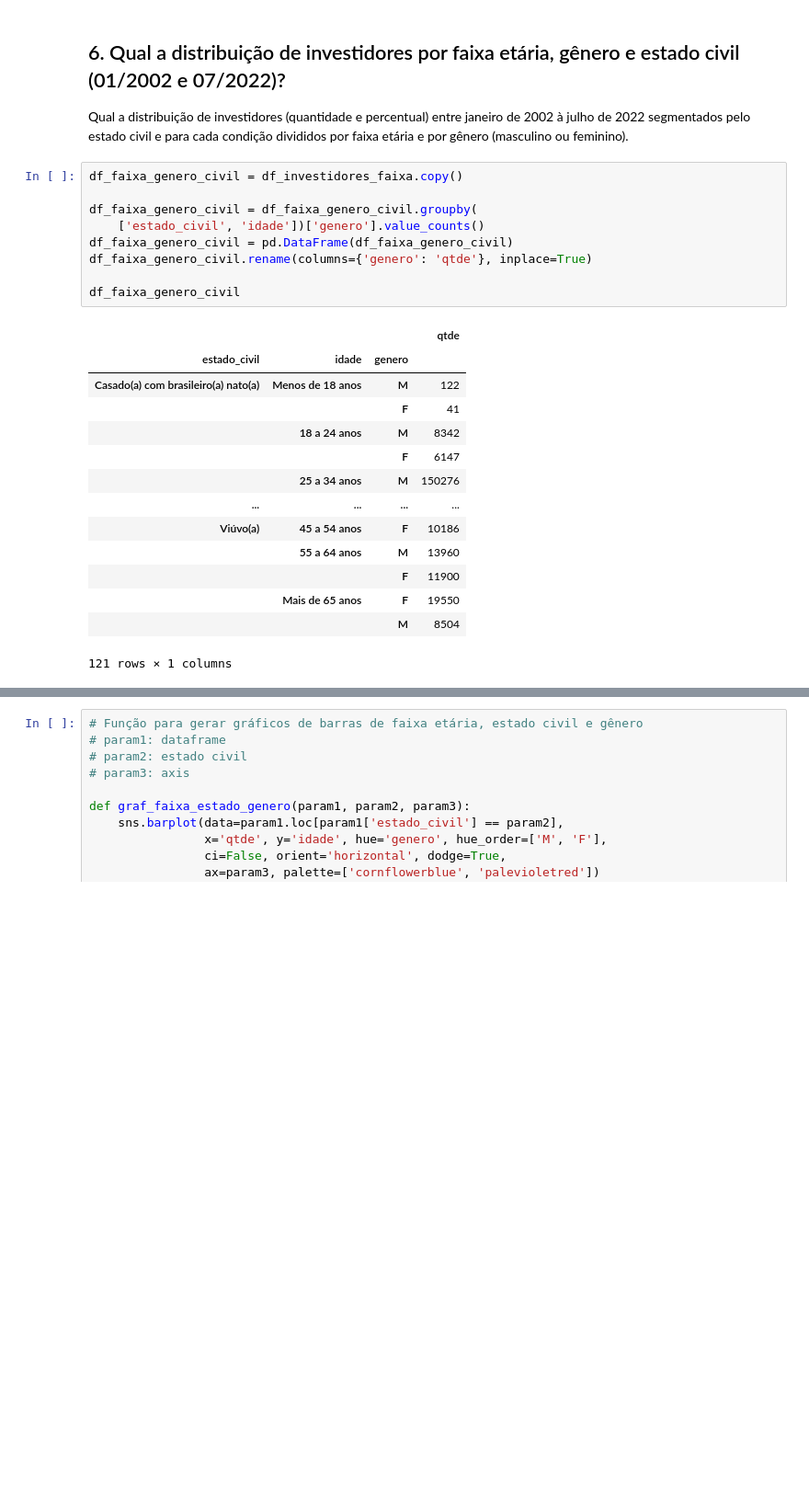
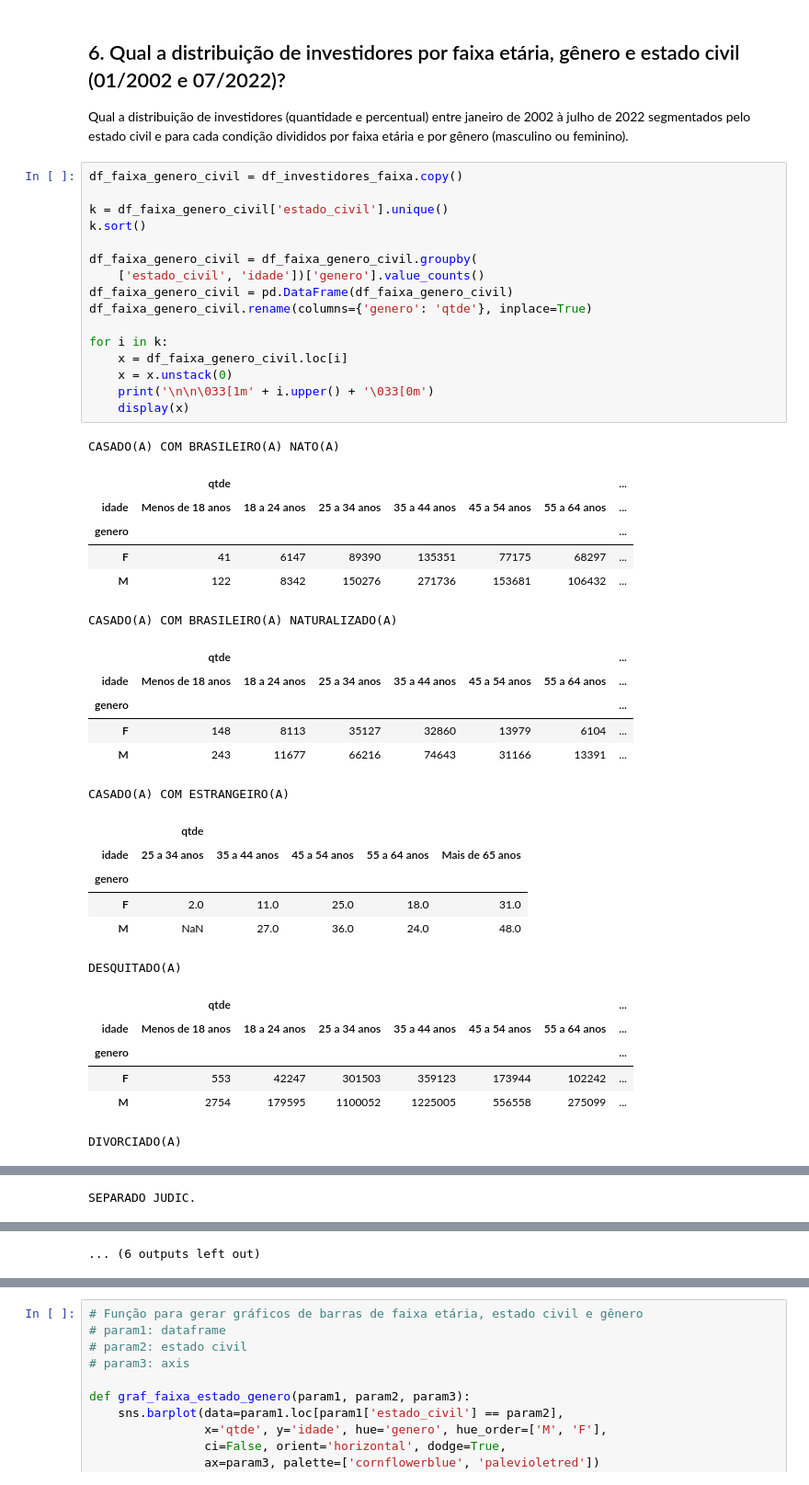
Before and after one commit to emso-exe/Investidores_do_tesouro_direto, a Jupyter notebook: analise_de_dados.ipynb, the cells around one changed output, grey strips where cells are left out. Shown: that part at 92% size. Saved outputs shown, nothing was run; the diff lists cells and outputs as text; blank space fills up the shorter version.

```diff
--- a/analise_de_dados.ipynb
+++ b/analise_de_dados.ipynb
@@ -876,25 +876,43 @@ plt.show()
 Qual a distribuição de investidores (quantidade e percentual) entre janeiro de 2002 à julho de 2022 segmentados pelo estado civil e para cada condição divididos por faixa etária e por gênero (masculino ou feminino).
 # %%
 df_faixa_genero_civil = df_investidores_faixa.copy()
+
+k = df_faixa_genero_civil['estado_civil'].unique()
+k.sort()
 
 df_faixa_genero_civil = df_faixa_genero_civil.groupby(
     ['estado_civil', 'idade'])['genero'].value_counts()
 df_faixa_genero_civil = pd.DataFrame(df_faixa_genero_civil)
 df_faixa_genero_civil.rename(columns={'genero': 'qtde'}, inplace=True)
 
-df_faixa_genero_civil
+for i in k:
+    x = df_faixa_genero_civil.loc[i]
+    x = x.unstack(0)
+    print('\n\n\033[1m' + i.upper() + '\033[0m')
+    display(x)
 # %% [output]
+CASADO(A) COM BRASILEIRO(A) NATO(A)
-|  |  |  | qtde |
-| estado_civil | idade | genero |  |
-| Casado(a) com brasileiro(a) nato(a) | Menos de 18 anos | M | 122 |
-|  |  | F | 41 |
-|  | 18 a 24 anos | M | 8342 |
-|  |  | F | 6147 |
-|  | 25 a 34 anos | M | 150276 |
-| ... | ... | ... | ... |
-| Viúvo(a) | 45 a 54 anos | F | 10186 |
-|  | 55 a 64 anos | M | 13960 |
-|  |  | F | 11900 |
-|  | Mais de 65 anos | F | 19550 |
-|  |  | M | 8504 |
+|  | qtde |  |  |  |  |  | ... |
+| idade | Menos de 18 anos | 18 a 24 anos | 25 a 34 anos | 35 a 44 anos | 45 a 54 anos | 55 a 64 anos | ... |
+| genero |  |  |  |  |  |  | ... |
+| F | 41 | 6147 | 89390 | 135351 | 77175 | 68297 | ... |
+| M | 122 | 8342 | 150276 | 271736 | 153681 | 106432 | ... |
-121 rows × 1 columns
+CASADO(A) COM BRASILEIRO(A) NATURALIZADO(A)
+|  | qtde |  |  |  |  |  | ... |
+| idade | Menos de 18 anos | 18 a 24 anos | 25 a 34 anos | 35 a 44 anos | 45 a 54 anos | 55 a 64 anos | ... |
+| genero |  |  |  |  |  |  | ... |
+| F | 148 | 8113 | 35127 | 32860 | 13979 | 6104 | ... |
+| M | 243 | 11677 | 66216 | 74643 | 31166 | 13391 | ... |
+CASADO(A) COM ESTRANGEIRO(A)
+|  | qtde |  |  |  |  |
+| idade | 25 a 34 anos | 35 a 44 anos | 45 a 54 anos | 55 a 64 anos | Mais de 65 anos |
+| genero |  |  |  |  |  |
+| F | 2.0 | 11.0 | 25.0 | 18.0 | 31.0 |
+| M | NaN | 27.0 | 36.0 | 24.0 | 48.0 |
+DESQUITADO(A)
+|  | qtde |  |  |  |  |  | ... |
+| idade | Menos de 18 anos | 18 a 24 anos | 25 a 34 anos | 35 a 44 anos | 45 a 54 anos | 55 a 64 anos | ... |
+| genero |  |  |  |  |  |  | ... |
+| F | 553 | 42247 | 301503 | 359123 | 173944 | 102242 | ... |
+| M | 2754 | 179595 | 1100052 | 1225005 | 556558 | 275099 | ... |
+DIVORCIADO(A)
@@ -900,0 +924 @@ df_faixa_genero_civil
+SEPARADO JUDIC.
@@ -900,0 +930 @@ df_faixa_genero_civil
+... (6 outputs left out)
```
Also changed, not shown: parts of 10 cells of this notebook.
